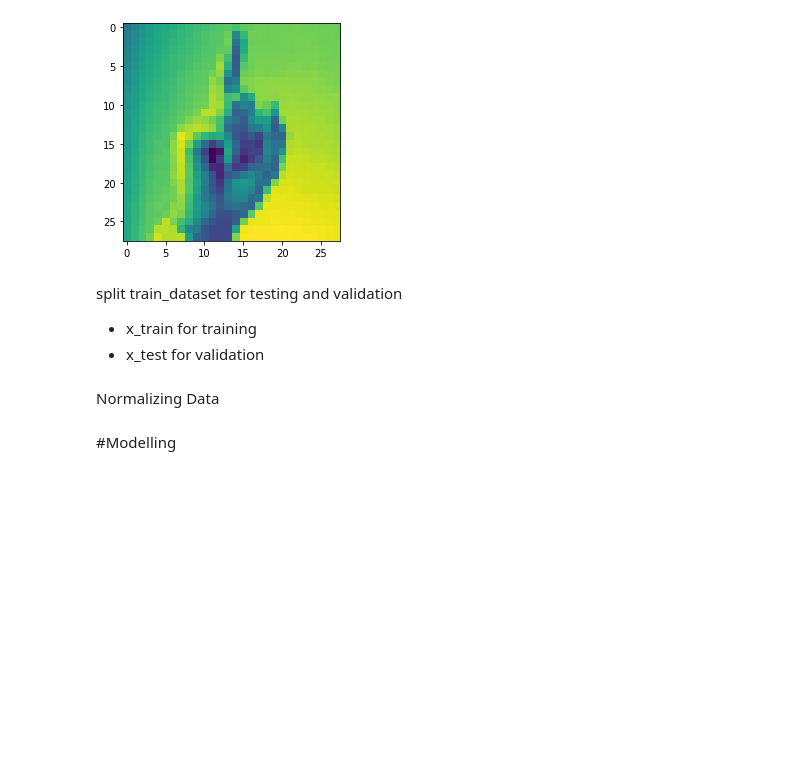
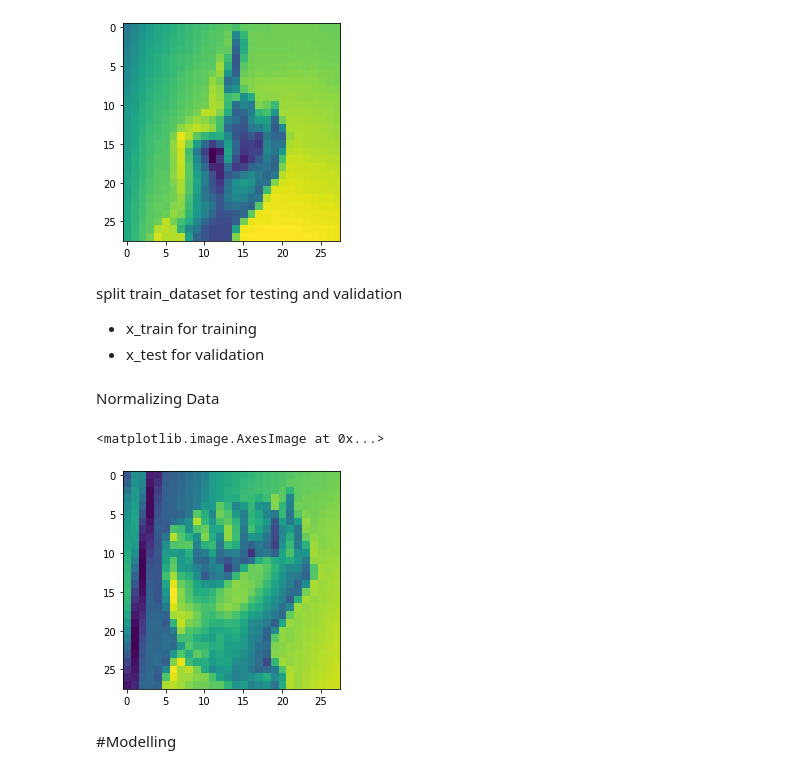
Before and after one commit to bobyuwono/Sign-Language-Game, a Jupyter notebook: Sign_Language_Classifier.ipynb, the cells around one changed output. Cells and saved outputs as stored; diff of their text form; code cells hidden in the pictures; blank space fills up the shorter version.

```diff
--- a/Sign_Language_Classifier.ipynb
+++ b/Sign_Language_Classifier.ipynb
@@ -55,6 +59,7 @@ df_train.head(6)
 # %%
 train_images = df_train.values
 train_images = np.array([np.reshape(i, newshape=(28,28)) for i in train_images])
+train_images = np.array([i.flatten() for i in train_images])
 # %%
 from sklearn.preprocessing import LabelBinarizer
 lb = LabelBinarizer()
@@ -90,3 +92,13 @@ y_train = y_train/255
+# %%
+x_train = x_train/255
+x_test = x_test/255
+x_train = x_train.reshape(x_train.shape[0], 28,28,1)
+x_test = x_test.reshape(x_test.shape[0],28,28,1)
+# %%
+plt.imshow(x_train[0].reshape(28,28))
+# %% [output]
+<matplotlib.image.AxesImage at 0x...>
+[figure, added]
 # %% [markdown]
 #Modelling
 # %%
```
Also changed, not shown: parts of 19 cells of this notebook.
